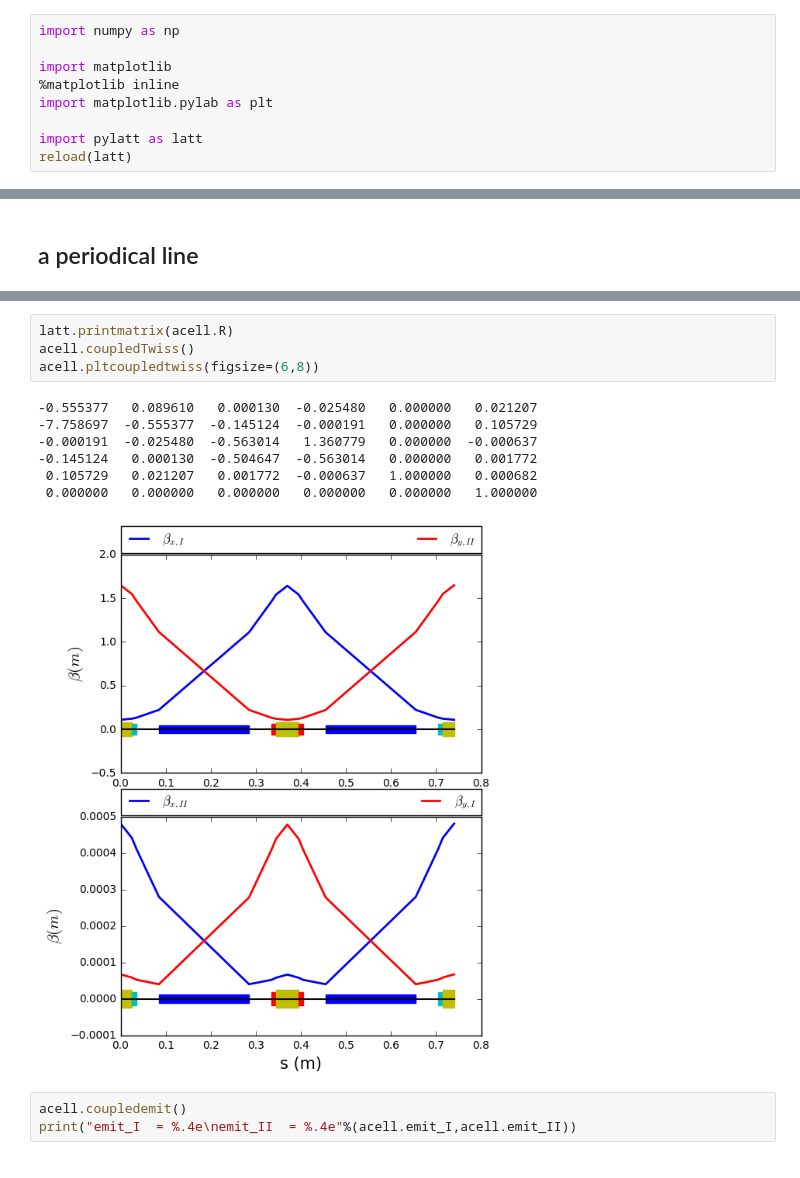
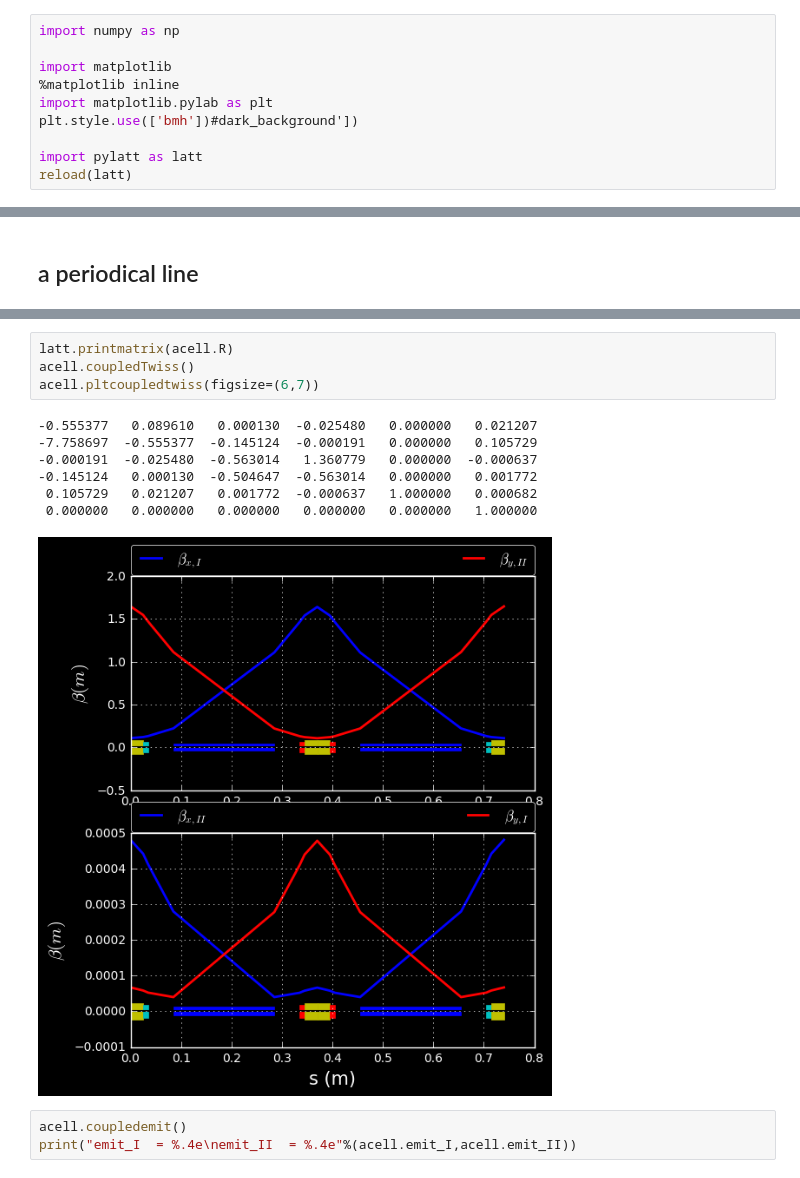
Before and after one commit to mpyliyj/pylatt_git, a Jupyter notebook: pylatt_examples.ipynb, the cells around one changed output, grey strips where cells are left out. Saved outputs shown, nothing was run; the diff lists cells and outputs as text.

```diff
--- a/pylatt_examples.ipynb
+++ b/pylatt_examples.ipynb
@@ -8,6 +8,7 @@ import numpy as np
 import matplotlib
 %matplotlib inline
 import matplotlib.pylab as plt
+plt.style.use(['bmh'])#dark_background'])
 
 import pylatt as latt
 reload(latt)
@@ -440,15 +443,15 @@ Momentum compactor alphac =   2.869e-03
 # %%
 latt.printmatrix(acell.R)
 acell.coupledTwiss()
-acell.pltcoupledtwiss(figsize=(6,8))
+acell.pltcoupledtwiss(figsize=(6,7))
 # %% [output]
 -0.555377   0.089610   0.000130  -0.025480   0.000000   0.021207
 -7.758697  -0.555377  -0.145124  -0.000191   0.000000   0.105729
 -0.000191  -0.025480  -0.563014   1.360779   0.000000  -0.000637
 -0.145124   0.000130  -0.504647  -0.563014   0.000000   0.001772
  0.105729   0.021207   0.001772  -0.000637   1.000000   0.000682
  0.000000   0.000000   0.000000   0.000000   0.000000   1.000000
-[figure, old version]
+[figure, new version]
 # %%
 acell.coupledemit()
 print("emit_I  = %.4e\nemit_II  = %.4e"%(acell.emit_I,acell.emit_II))
```
Also changed, not shown: parts of 16 cells of this notebook, 1 other file.
